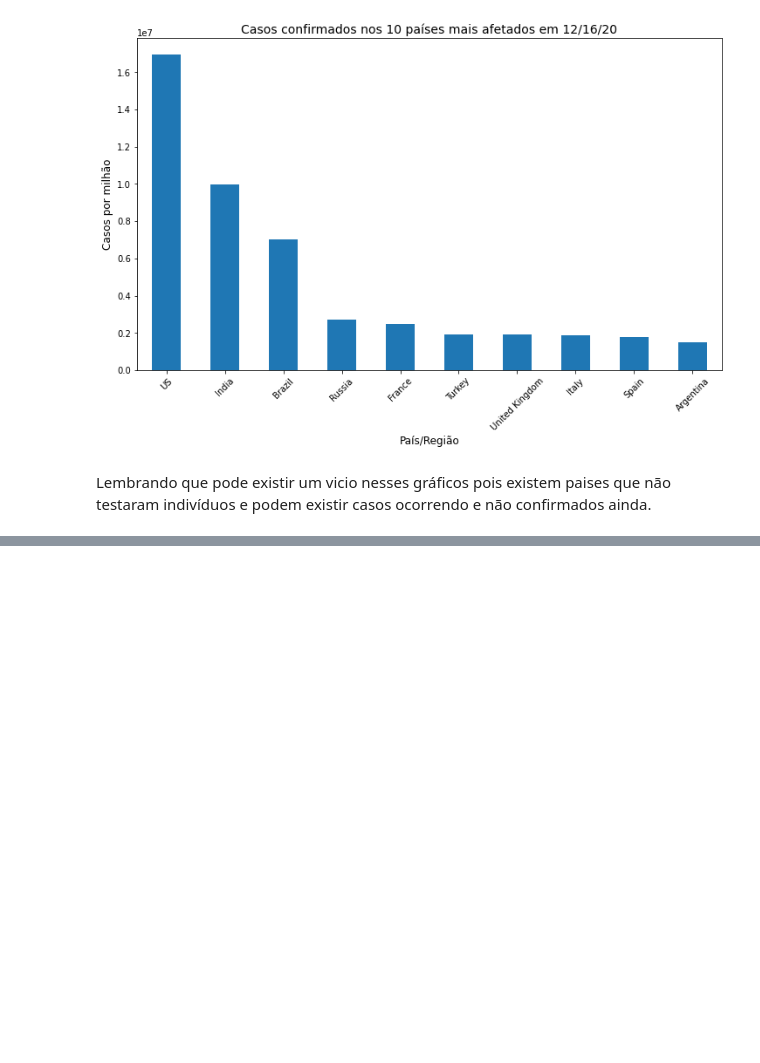
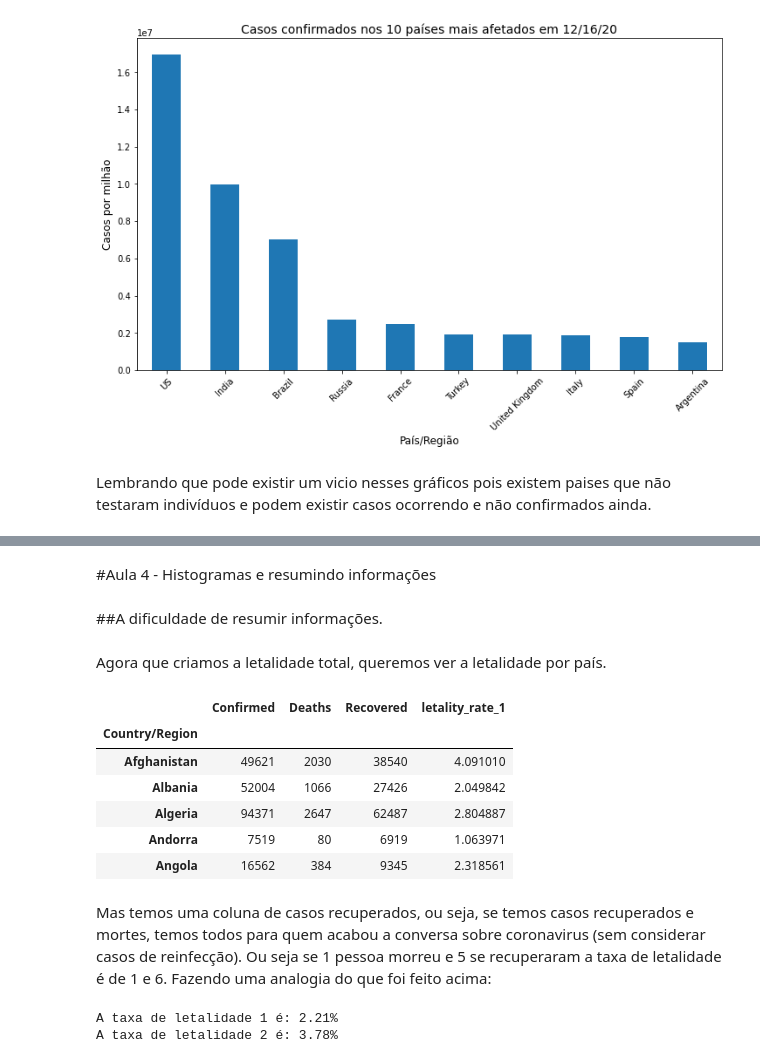
Before and after one commit to AdamStamm/estudos, a Jupyter notebook: data_science/data_science_na_saude/Curso_Data_Science_e_Saúde.ipynb, the cells around one changed output, grey strips where cells are left out. Drawn from its saved outputs; the diff is of its cells as text; code cells hidden in the pictures; blank space fills up the shorter version.

```diff
--- a/data_science/data_science_na_saude/Curso_Data_Science_e_Saúde.ipynb
+++ b/data_science/data_science_na_saude/Curso_Data_Science_e_Saúde.ipynb
@@ -327,0 +440,29 @@ Lembrando que pode existir um vicio nesses gráficos pois existem paises que nã
+# %% [markdown]
+#Aula 4 - Histogramas e resumindo informações
+# %% [markdown]
+##A dificuldade de resumir informações.
+# %% [markdown]
+Agora que criamos a letalidade total, queremos ver a letalidade por país.
+# %%
+letality_rate_1 = combined['Deaths'] / combined['Confirmed'] * 100
+combined['letality_rate_1'] = letality_rate_1
+combined.head()
+# %% [output]
+|  | Confirmed | Deaths | Recovered | letality_rate_1 |
+| Country/Region |  |  |  |  |
+| Afghanistan | 49621 | 2030 | 38540 | 4.091010 |
+| Albania | 52004 | 1066 | 27426 | 2.049842 |
+| Algeria | 94371 | 2647 | 62487 | 2.804887 |
+| Andorra | 7519 | 80 | 6919 | 1.063971 |
+| Angola | 16562 | 384 | 9345 | 2.318561 |
+# %% [markdown]
+Mas temos uma coluna de casos recuperados, ou seja, se temos casos recuperados e mortes, temos todos para quem acabou a conversa sobre coronavirus (sem considerar casos de reinfecção). Ou seja se 1 pessoa morreu e 5 se recuperaram a taxa de letalidade é de 1 e 6. Fazendo uma analogia do que foi feito acima:
+# %%
+sum_up = combined.sum()
+letality_rate_1 = sum_up['Deaths']/sum_up['Confirmed']
+letality_rate_2 = sum_up['Deaths'] / (sum_up['Recovered']+sum_up['Deaths'])
+print(f'A taxa de letalidade 1 é: {(letality_rate_1 * 100).round(2)}%')
+print(f'A taxa de letalidade 2 é: {(letality_rate_2 * 100).round(2)}%')
+# %% [output]
+A taxa de letalidade 1 é: 2.21%
+A taxa de letalidade 2 é: 3.78%
```
Also changed, not shown: parts of 16 cells of this notebook.
